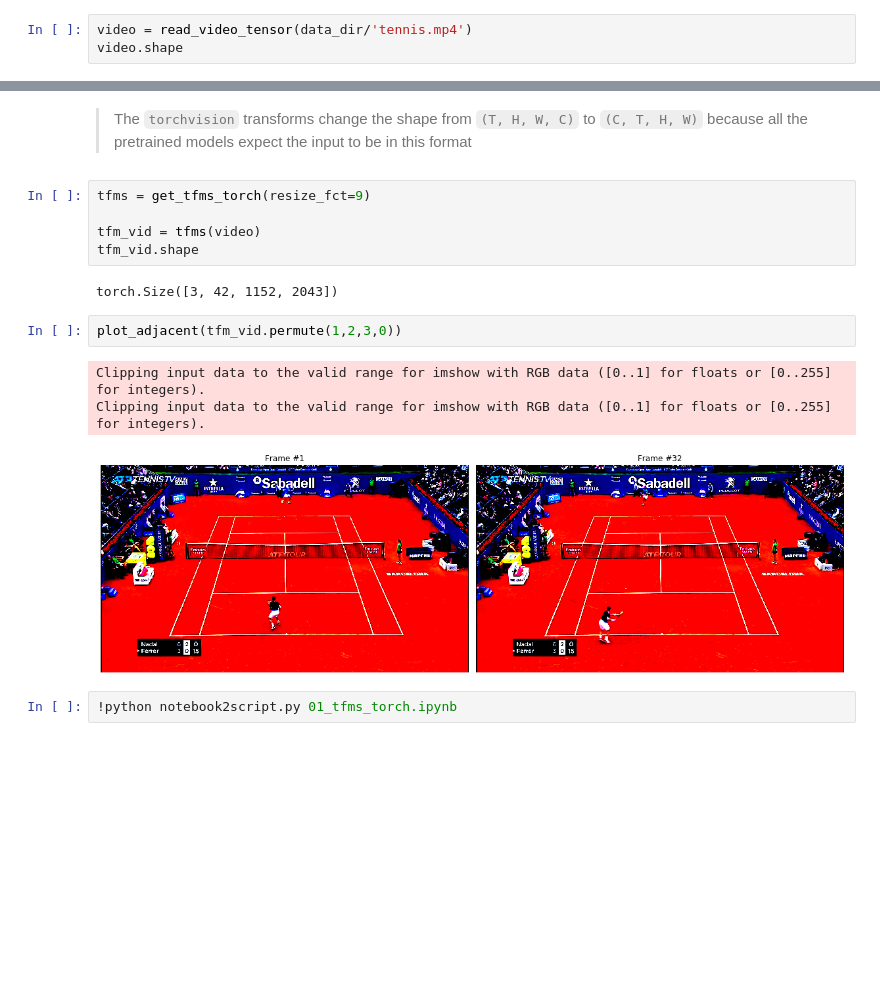
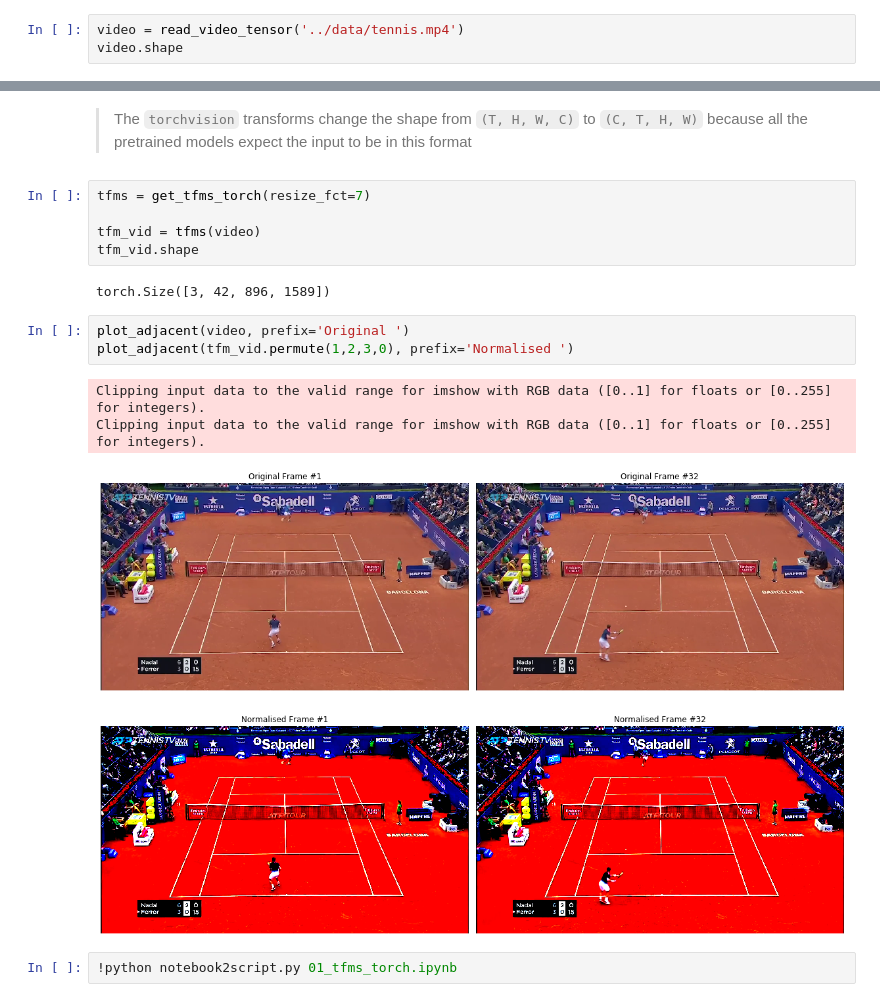
Before and after one commit to rsomani95/video-classification, a Jupyter notebook: notebooks/01_tfms_torch.ipynb, the cells around one changed output, grey strips where cells are left out. Drawn from its saved outputs; the diff is of its cells as text; blank space fills up the shorter version.

Commit message:
plot before and after normalisation

```diff
--- a/notebooks/01_tfms_torch.ipynb
+++ b/notebooks/01_tfms_torch.ipynb
@@ -71,5 +69,5 @@ data_dir = Path('/home/rahul/github_projects/video-classification/data')
 # %%
-video = read_video_tensor(data_dir/'tennis.mp4')
+video = read_video_tensor('../data/tennis.mp4')
 video.shape
 # %% [output]
 torch.Size([42, 1080, 1920, 3])
@@ -91,18 +90,20 @@ def get_tfms_torch(height=128, width=227, resize_fct=3):
 # %% [markdown]
 > The `torchvision` transforms change the shape from `(T, H, W, C)` to `(C, T, H, W)` because all the pretrained models expect the input to be in this format
 # %%
-tfms = get_tfms_torch(resize_fct=9)
+tfms = get_tfms_torch(resize_fct=7)
 
 tfm_vid = tfms(video)
 tfm_vid.shape
 # %% [output]
-torch.Size([3, 42, 1152, 2043])
+torch.Size([3, 42, 896, 1589])
 # %%
-plot_adjacent(tfm_vid.permute(1,2,3,0))
+plot_adjacent(video, prefix='Original ')
+plot_adjacent(tfm_vid.permute(1,2,3,0), prefix='Normalised ')
 # %% [output]
 Clipping input data to the valid range for imshow with RGB data ([0..1] for floats or [0..255] for integers).
 Clipping input data to the valid range for imshow with RGB data ([0..1] for floats or [0..255] for integers).
-[figure, old version]
+[figure, new version]
+[figure, added]
 # %%
 !python notebook2script.py 01_tfms_torch.ipynb
 # %% [output]
```
Also changed, not shown: parts of 2 cells of this notebook.
